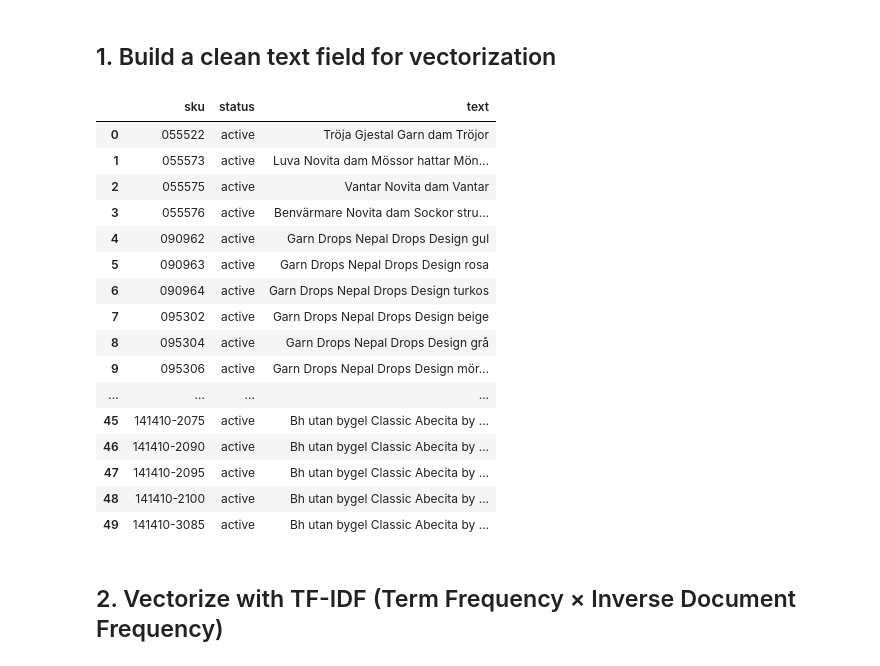
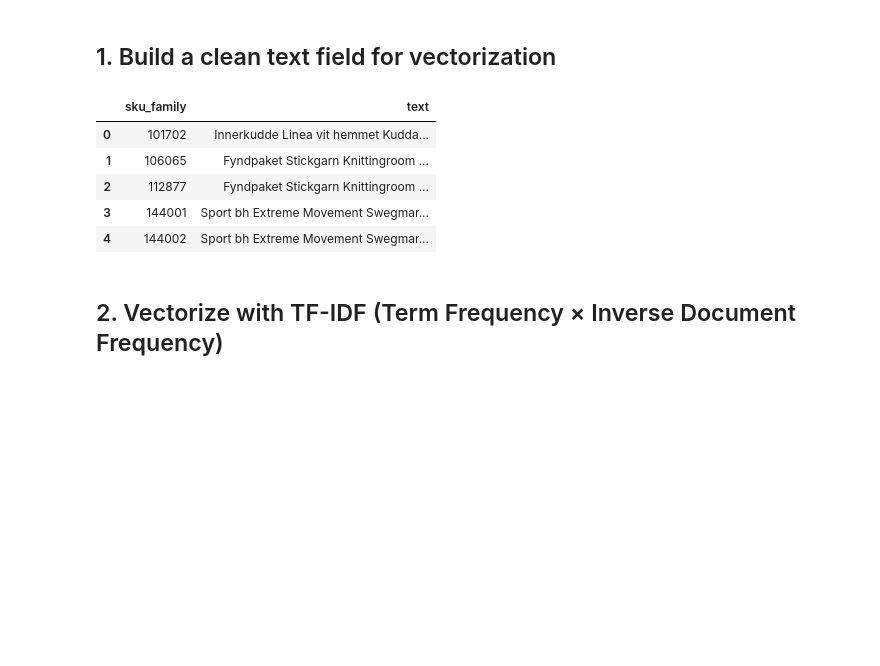
Before and after one commit to maria-lagerholm/itcm_recommendation_engine, a Jupyter notebook: notebooks/simillarity_search.ipynb, the cells around one changed output. Cells and saved outputs as stored; diff of their text form; code cells hidden in the pictures; blank space fills up the shorter version.

```diff
--- a/notebooks/simillarity_search.ipynb
+++ b/notebooks/simillarity_search.ipynb
@@ -57,0 +71,5 @@ Number of SKUs with more than one row after cleaning: 0
+# %%
+# Remove SKUs with more than one row after cleaning
+sku_counts = art.groupby("sku").size()
+skus_to_remove = sku_counts[sku_counts > 1].index
+art = art[~art["sku"].isin(skus_to_remove)].reset_index(drop=True)
@@ -57,0 +103,3 @@ Number of SKUs with more than one row after cleaning: 0
+# %%
+# Drop rows where priceband is 'unknown', then drop the price_sek and status columns
+art = art[art["priceband"] != "unknown"].drop(columns=["price_sek", "status"])
@@ -57,0 +127,3 @@ Number of SKUs with more than one row after cleaning: 0
+# %%
+# Deduplicate so only one row per sku_family remains, keeping the first occurrence
+art = art.drop_duplicates(subset=["sku_family"], keep="first").reset_index(drop=True)
@@ -59,44 +147,42 @@ Number of SKUs with more than one row after cleaning: 0
 ## 1. Build a clean text field for vectorization
 # %%
 import pandas as pd
+import unicodedata, re
 
-art["sku"] = art["sku"].astype(str)
-art["status"] = art["status"].str.lower()
+art["sku_family"] = art["sku_family"].astype(str)
 
 MISSING = {"", "unknown", "nan", "none"}
+
 def clean(x):
     if pd.isna(x): return ""
     s = str(x).strip()
     return "" if s.lower() in MISSING else s
 
-# normalize separators a bit so categories/brands tokenize well
-art["category"] = art["category"].astype(str).str.replace("&"," ", regex=False).str.replace(",", " ", regex=False)
+def canon(s: str) -> str:
+    s = unicodedata.normalize("NFKC", s)
+    s = s.replace("&", " ").replace(",", " ")           # unify separators
+    s = re.sub(r"\u00A0", " ", s)                       # NBSP -> space
+    s = re.sub(r"[\u2010-\u2015\u2212\-]+", " ", s)     # all dash variants -> space
+    s = re.sub(r"\s+", " ", s).strip()                  # collapse spaces
+    return s
 
-cols = ["name","name.1","color","size","audience","category"]
-art["text"] = art[cols].map(clean).agg(" ".join, axis=1).str.replace(r"\s+"," ", regex=True).str.strip()
+cols = ["name","name.1","color","audience","category","priceband"]
 
-sku_df = art.loc[art["text"].ne(""), ["sku","status","text"]].reset_index(drop=True)
+# Build text and canonicalize
+art["text"] = art[cols].map(clean).agg(" ".join, axis=1).map(canon)
+
+# Keep only non-empty texts
+sku_df = art.loc[art["text"].ne(""), ["sku_family","text"]].reset_index(drop=True)
 # %%
 pd.set_option('display.max_colwidth', None)
-sku_df.head(50)
+sku_df.head(5)
 # %% [output]
-|  | sku | status | text |
-| 0 | 055522 | active | Tröja Gjestal Garn dam Tröjor |
-| 1 | 055573 | active | Luva Novita dam Mössor hattar Mön... |
-| 2 | 055575 | active | Vantar Novita dam Vantar |
-| 3 | 055576 | active | Benvärmare Novita dam Sockor stru... |
-| 4 | 090962 | active | Garn Drops Nepal Drops Design gul |
-| 5 | 090963 | active | Garn Drops Nepal Drops Design rosa |
-| 6 | 090964 | active | Garn Drops Nepal Drops Design turkos |
-| 7 | 095302 | active | Garn Drops Nepal Drops Design beige |
-| 8 | 095304 | active | Garn Drops Nepal Drops Design grå |
-| 9 | 095306 | active | Garn Drops Nepal Drops Design mör... |
-| ... | ... | ... | ... |
-| 45 | 141410-2075 | active | Bh utan bygel Classic Abecita by ... |
-| 46 | 141410-2090 | active | Bh utan bygel Classic Abecita by ... |
-| 47 | 141410-2095 | active | Bh utan bygel Classic Abecita by ... |
-| 48 | 141410-2100 | active | Bh utan bygel Classic Abecita by ... |
-| 49 | 141410-3085 | active | Bh utan bygel Classic Abecita by ... |
+|  | sku_family | text |
+| 0 | 101702 | Innerkudde Linea vit hemmet Kudda... |
+| 1 | 106065 | Fyndpaket Stickgarn Knittingroom ... |
+| 2 | 112877 | Fyndpaket Stickgarn Knittingroom ... |
+| 3 | 144001 | Sport bh Extreme Movement Swegmar... |
+| 4 | 144002 | Sport bh Extreme Movement Swegmar... |
 # %% [markdown]
 ## 2. Vectorize with TF-IDF (Term Frequency × Inverse Document Frequency)
 # %%
```
Also changed, not shown: parts of 25 cells of this notebook, 2 other files.
